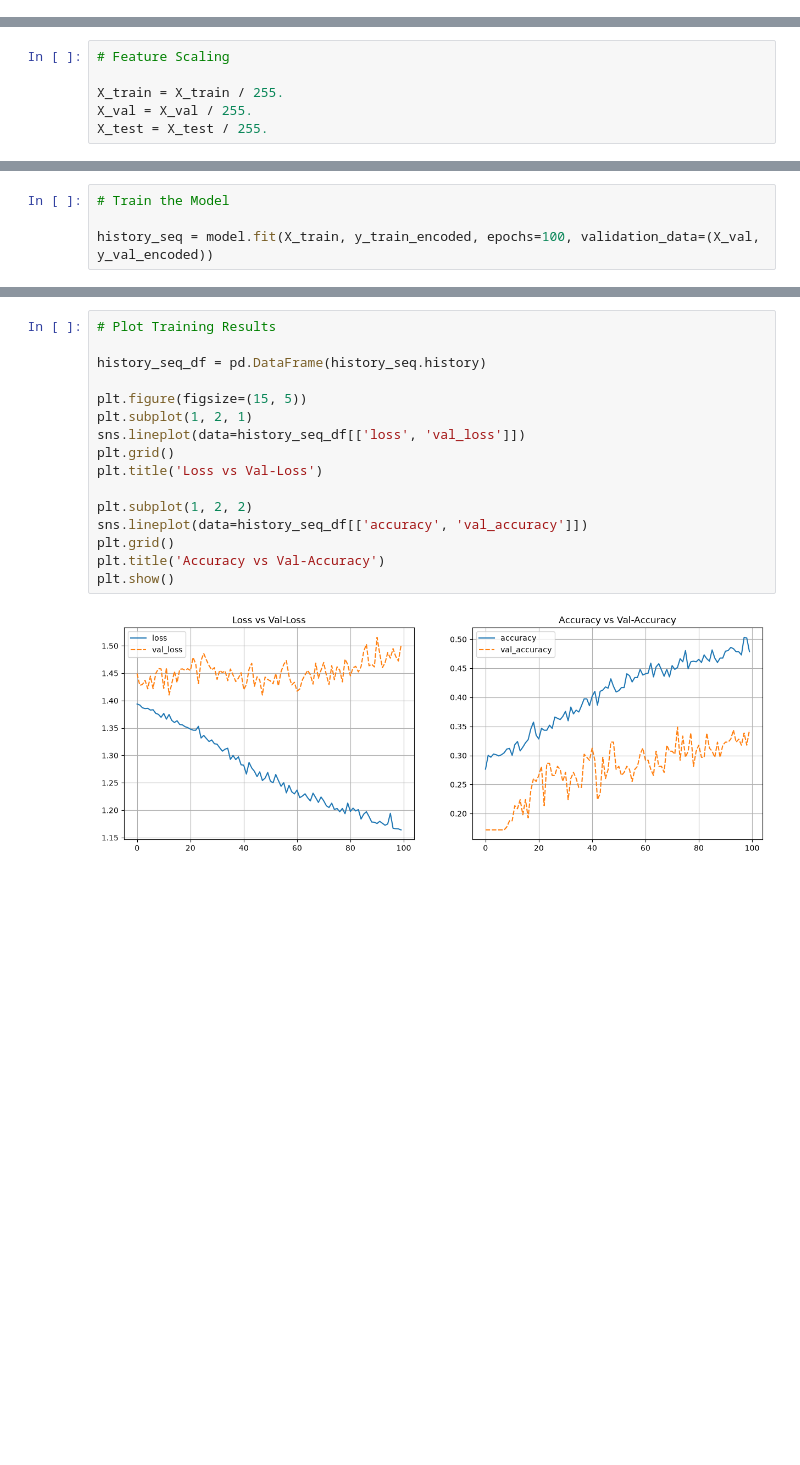
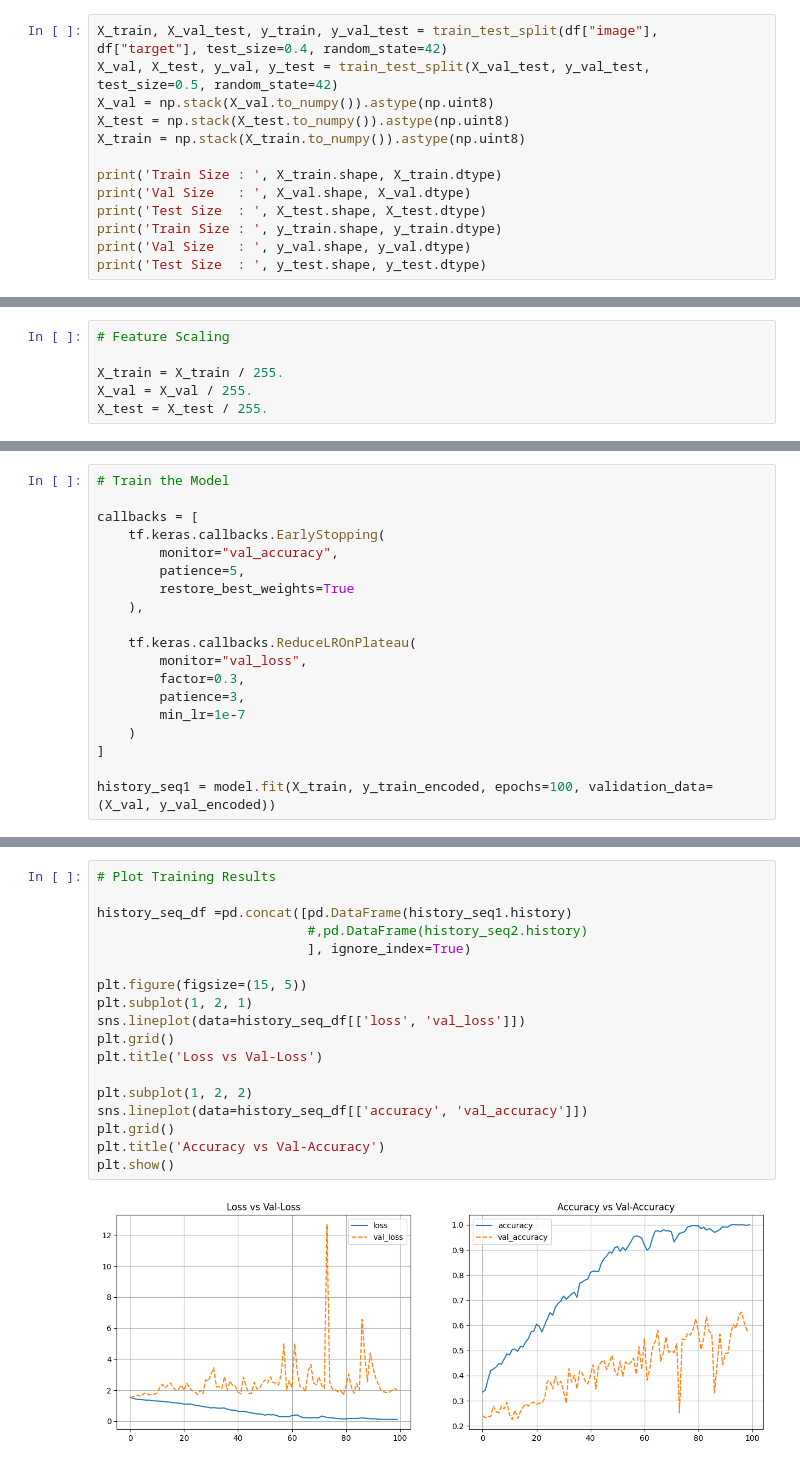
Before and after one commit to Rafizo/FTDS-042-HCK-group-001, a Jupyter notebook: training.ipynb, the cells around one changed output, grey strips where cells are left out. Cells and saved outputs as stored; diff of their text form; blank space fills up the shorter version.

```diff
--- a/training.ipynb
+++ b/training.ipynb
@@ -127,0 +62,13 @@ Test Size  :  (193,) str
+# %%
+X_train, X_val_test, y_train, y_val_test = train_test_split(df["image"], df["target"], test_size=0.4, random_state=42)
+X_val, X_test, y_val, y_test = train_test_split(X_val_test, y_val_test, test_size=0.5, random_state=42)
+X_val = np.stack(X_val.to_numpy()).astype(np.uint8)
+X_test = np.stack(X_test.to_numpy()).astype(np.uint8)
+X_train = np.stack(X_train.to_numpy()).astype(np.uint8)
+
+print('Train Size : ', X_train.shape, X_train.dtype)
+print('Val Size   : ', X_val.shape, X_val.dtype)
+print('Test Size  : ', X_test.shape, X_test.dtype)
+print('Train Size : ', y_train.shape, y_train.dtype)
+print('Val Size   : ', y_val.shape, y_val.dtype)
+print('Test Size  : ', y_test.shape, y_test.dtype)
@@ -197,6 +171,21 @@ tf.keras.utils.plot_model(model, show_shapes=True)
 # %%
 # Train the Model
 
-history_seq = model.fit(X_train, y_train_encoded, epochs=100, validation_data=(X_val, y_val_encoded))
+callbacks = [
+    tf.keras.callbacks.EarlyStopping(
+        monitor="val_accuracy",
+        patience=5,
+        restore_best_weights=True
+    ),
+
+    tf.keras.callbacks.ReduceLROnPlateau(
+        monitor="val_loss",
+        factor=0.3,
+        patience=3,
+        min_lr=1e-7
+    )
+]
+
+history_seq1 = model.fit(X_train, y_train_encoded, epochs=100, validation_data=(X_val, y_val_encoded))
 # %% [output]
 Epoch 1/100
@@ -219,21 +208,23 @@ Epoch 100/100
 # %%
 # Plot Training Results
 
-history_seq_df = pd.DataFrame(history_seq.history)
+history_seq_df =pd.concat([pd.DataFrame(history_seq1.history)
+                           #,pd.DataFrame(history_seq2.history)
+                           ], ignore_index=True)
 
 plt.figure(figsize=(15, 5))
 plt.subplot(1, 2, 1)
 sns.lineplot(data=history_seq_df[['loss', 'val_loss']])
 plt.grid()
 plt.title('Loss vs Val-Loss')
 
 plt.subplot(1, 2, 2)
 sns.lineplot(data=history_seq_df[['accuracy', 'val_accuracy']])
 plt.grid()
 plt.title('Accuracy vs Val-Accuracy')
 plt.show()
 # %% [output]
-[figure, old version]
+[figure, new version]
 # %%
 # Check the performance of test-set
 class_names = ["ovale", "rectangular", "round", "square"]
```
Also changed, not shown: parts of 13 cells of this notebook, 6 other files.
